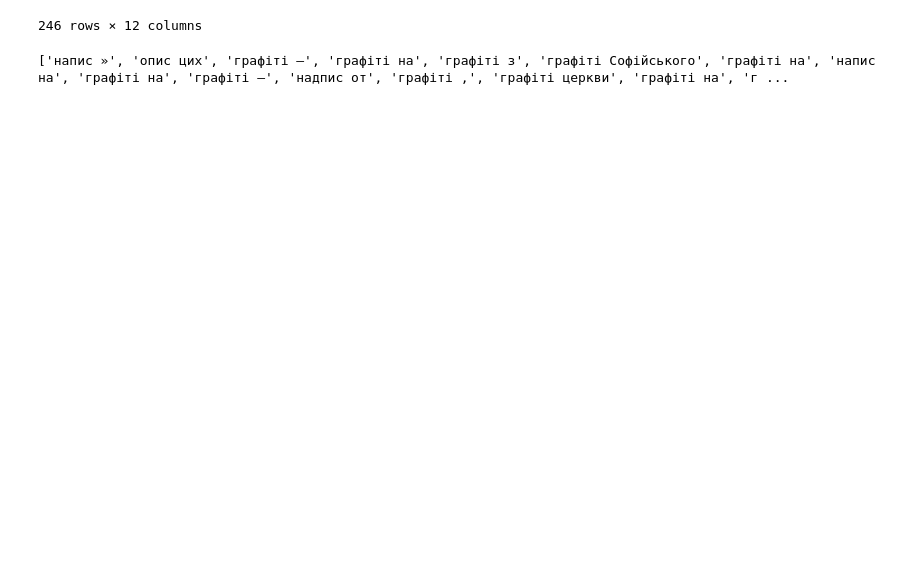
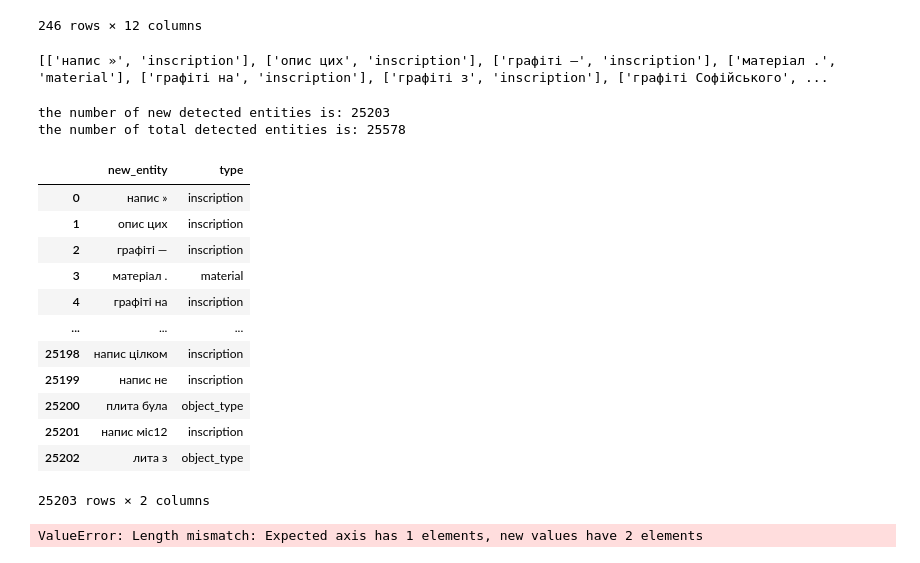
Before and after one commit to dh-epfl-students/dhlab-ukraine-epigraphy, a Jupyter notebook: process_second.ipynb, the cells around one changed output. Drawn from its saved outputs; the diff is of its cells as text; code cells hidden in the pictures; blank space fills up the shorter version.

Commit message:
Find the new detected entities

```diff
--- a/process_second.ipynb
+++ b/process_second.ipynb
@@ -351,13 +347,14 @@ plt.show()
 [figure]
 # %%
 entity_words = []
+#entity_types = []
 for each_data in second_data:
     entities = each_data[1]['entities']
     sentence = each_data[0]
     for entity in entities:
         entity_name = entity[2]
-        if entity_name == 'inscription':
-            entity_start = entity[0]
-            entity_end = entity[1]
-            entity_word = sentence[entity_start:entity_end]
-            entity_words.append(entity_word)
+        entity_start = entity[0]
+        entity_end = entity[1]
+        entity_word = sentence[entity_start:entity_end]
+        entity_words.append([entity_word, entity_name])
+        #entity_types.append(entity_name)
@@ -383,13 +400,39 @@ annotations
 annotated = []
 for keyword in annotations['keywords']:
     annotated.append(keyword)
-new_detected = [entity_word for entity_word in entity_words if entity_word not in annotated]
+new_detected = [entity_word for entity_word in entity_words if entity_word[0] not in annotated]
 print(new_detected)
 # %% [output]
-['напис »', 'опис цих', 'графіті —', 'графіті на', 'графіті з', 'графіті Софійського', 'графіті на', 'напис на', 'графіті на', 'графіті –', 'надпис от', 'графіті ,', 'графіті церкви', 'графіті на', 'г ...
+[['напис »', 'inscription'], ['опис цих', 'inscription'], ['графіті —', 'inscription'], ['матеріал .', 'material'], ['графіті на', 'inscription'], ['графіті з', 'inscription'], ['графіті Софійського', ...
 # %%
-new_detected_df = pd.DataFrame(new_detected, columns=['New_words'])
+new_detected_df = pd.DataFrame(new_detected, columns=['new_entity', 'type'])
 # %%
 new_detected_df.to_csv('data/Test_second/data/new_detected.csv', sep='\t')
 # %%
-print('the number of new detected entitielen(new_detected))
+print('the number of new detected entities is:', len(new_detected))
+print('the number of total detected entities is:', len(entity_words))
+# %% [output]
+the number of new detected entities is: 25203
+the number of total detected entities is: 25578
+# %%
+new_detected_df
+# %% [output]
+|  | new_entity | type |
+| 0 | напис » | inscription |
+| 1 | опис цих | inscription |
+| 2 | графіті — | inscription |
+| 3 | матеріал . | material |
+| 4 | графіті на | inscription |
+| ... | ... | ... |
+| 25198 | напис цілком | inscription |
+| 25199 | напис не | inscription |
+| 25200 | плита була | object_type |
+| 25201 | напис міс12 | inscription |
+| 25202 | лита з | object_type |
+25203 rows × 2 columns
+# %%
+new_detected_group_by_type = new_detected_df.groupby('type').count()
+new_detected_group_by_type.columns = ['type', 'count']
+new_detected_group_by_type
+# %% [output]
+ValueError: Length mismatch: Expected axis has 1 elements, new values have 2 elements
```
Also changed, not shown: parts of 3 cells of this notebook, 1 other file.
